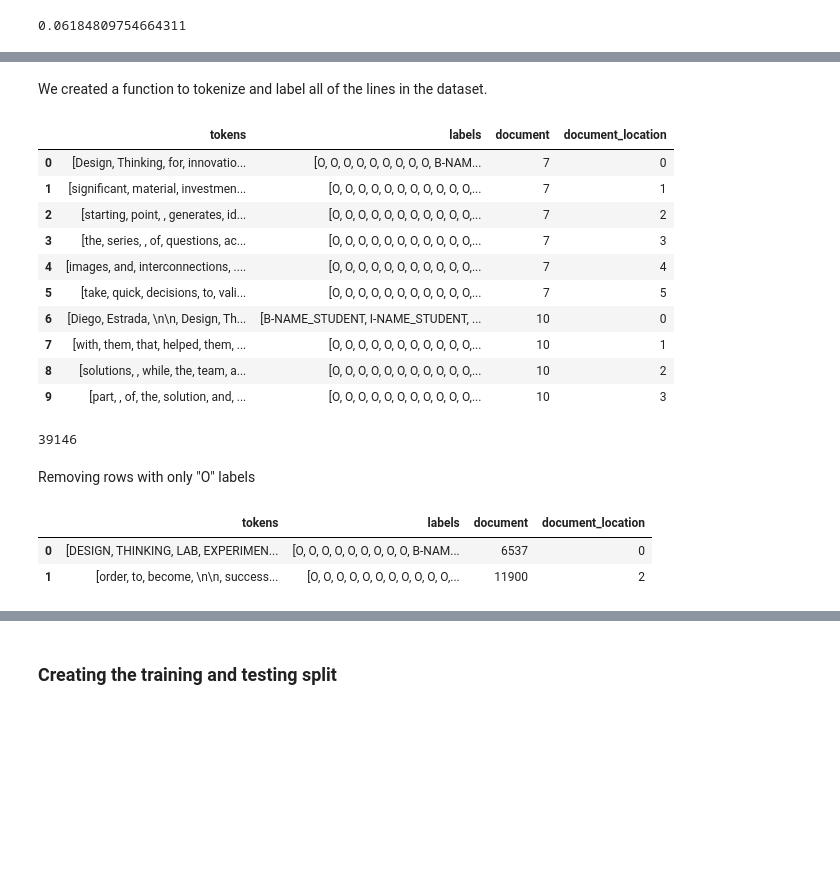
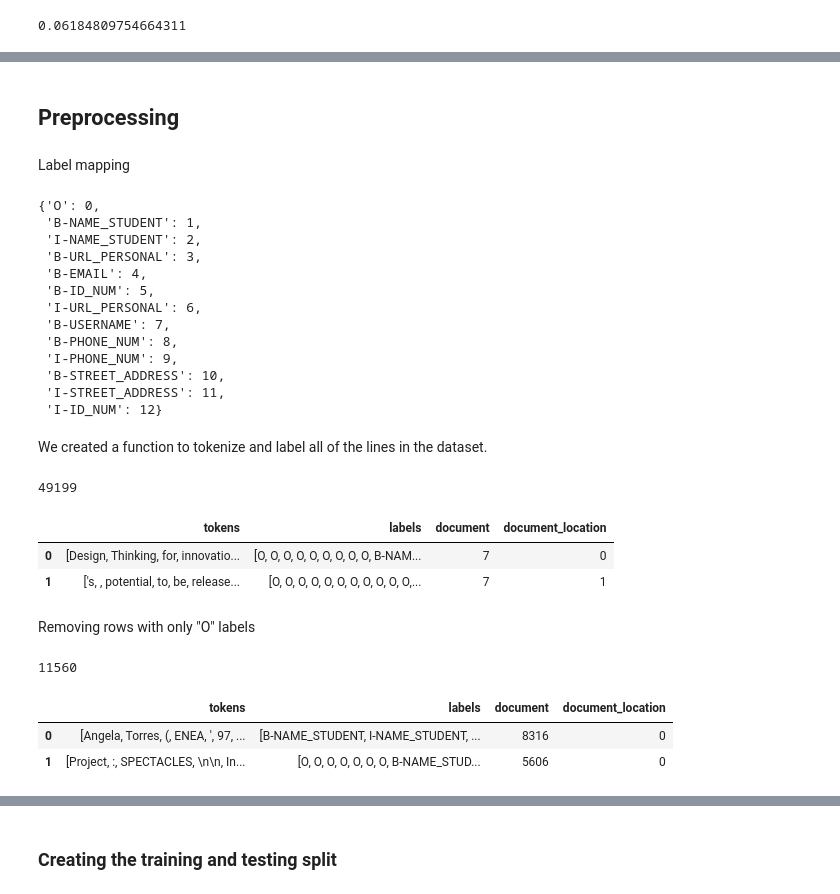
Before and after one commit to GGC-DSA/Kaggle-2024, a Jupyter notebook: notebooks-Spr2024/KAG_Notebook.ipynb, the cells around one changed output, grey strips where cells are left out. Drawn from its saved outputs; the diff is of its cells as text; code cells hidden in the pictures; blank space fills up the shorter version.

```diff
--- a/notebooks-Spr2024/KAG_Notebook.ipynb
+++ b/notebooks-Spr2024/KAG_Notebook.ipynb
@@ -124,0 +303,6 @@ df_test[df_test.isnull().any(axis = 1)]
+# %%
+pvalues = stats.tukey_hsd(df1['NAME'], df1['URL'], df1['ID'], df1['EMAIL'], df1['ADDRESS'], df1['PHONE'], df1['PHONE']).pvalue
+
+pd.options.display.float_format = '{:20,.5f}'.format
+tukey_res = pd.DataFrame(pvalues < 0.0001, columns = high_level_pii, index = high_level_pii)
+tukey_res[tukey_res].fillna('')
@@ -124,0 +368,6 @@ df_test[df_test.isnull().any(axis = 1)]
+# %%
+pvalues = stats.tukey_hsd(df2['Section 1'],df2['Section 2'],df2['Section 3'],df2['Section 4'],df2['Section 5']).pvalue
+
+pd.options.display.float_format = '{:20,.5f}'.format
+tukey_res = pd.DataFrame(pvalues < 0.0001, columns = locations, index = locations)
+tukey_res[tukey_res].fillna('')
@@ -210,3 +390,0 @@ in the bash to install the english spacy pipline
-# %%
-df = pd.read_json("../Datasets/Official/train.json")
-df['labels']
@@ -381,8 +395,8 @@ First we scoured the data to find the usuable text with our pretrained model wit
 # %%
-pattern = re.compile('\xa0|\uf0b7|\u200b')
-df.loc[:,'full_text'] = df.loc[:,'full_text'].replace(pattern, ' ')
-df.loc[:,'tokens'] = df.loc[:,'tokens'].apply(lambda line: [tok for tok in line if not re.search(pattern,tok)])
-
+pattern_space = re.compile('\xa0|\uf0b7|\u200b')
+df.loc[:,'full_text'] = df.loc[:,'full_text'].replace(pattern_space, ' ')
+df.loc[:,'tokens'] = df.loc[:,'tokens'].apply(lambda line: [tok for tok in line if not re.search(pattern_space,tok)])
+# [,.!?-]
 df_usable = df.iloc[df[~(df.tokens.apply(len) != df.labels.apply(len))].index]
 1-(len(df_usable))/len(df.document)
 # %% [output]
@@ -406,3 +413,25 @@ df_usable
+# %% [markdown]
+## Preprocessing
+# %% [markdown]
+Label mapping
+# %%
+labels_to_ids = {k: v for v, k in enumerate(c.keys())}
+ids_to_labels = {v: k for v, k in enumerate(c.keys())}
+labels_to_ids
+# %% [output]
+{'O': 0,
+ 'B-NAME_STUDENT': 1,
+ 'I-NAME_STUDENT': 2,
+ 'B-URL_PERSONAL': 3,
+ 'B-EMAIL': 4,
+ 'B-ID_NUM': 5,
+ 'I-URL_PERSONAL': 6,
+ 'B-USERNAME': 7,
+ 'B-PHONE_NUM': 8,
+ 'I-PHONE_NUM': 9,
+ 'B-STREET_ADDRESS': 10,
+ 'I-STREET_ADDRESS': 11,
+ 'I-ID_NUM': 12}
 # %% [markdown]
 We created a function to tokenize and label all of the lines in the dataset.
 # %%
@@ -429,23 +458,13 @@ def make_smaller_inputs(dataframe):
     return df_out
 # %%
 df_model_input = make_smaller_inputs(df_usable)
-df_model_input.head(10)
+print(len(df_model_input.index))
+df_model_input.head(2)
 # %% [output]
+49199
 |  | tokens | labels | document | document_location |
 | 0 | [Design, Thinking, for, innovatio... | [O, O, O, O, O, O, O, O, O, B-NAM... | 7 | 0 |
-| 1 | [significant, material, investmen... | [O, O, O, O, O, O, O, O, O, O, O,... | 7 | 1 |
-| 2 | [starting, point, , generates, id... | [O, O, O, O, O, O, O, O, O, O, O,... | 7 | 2 |
-| 3 | [the, series, , of, questions, ac... | [O, O, O, O, O, O, O, O, O, O, O,... | 7 | 3 |
-| 4 | [images, and, interconnections, .... | [O, O, O, O, O, O, O, O, O, O, O,... | 7 | 4 |
-| 5 | [take, quick, decisions, to, vali... | [O, O, O, O, O, O, O, O, O, O, O,... | 7 | 5 |
-| 6 | [Diego, Estrada, \n\n, Design, Th... | [B-NAME_STUDENT, I-NAME_STUDENT, ... | 10 | 0 |
-| 7 | [with, them, that, helped, them, ... | [O, O, O, O, O, O, O, O, O, O, O,... | 10 | 1 |
-| 8 | [solutions, , while, the, team, a... | [O, O, O, O, O, O, O, O, O, O, O,... | 10 | 2 |
-| 9 | [part, , of, the, solution, and, ... | [O, O, O, O, O, O, O, O, O, O, O,... | 10 | 3 |
+| 1 | ['s, , potential, to, be, release... | [O, O, O, O, O, O, O, O, O, O, O,... | 7 | 1 |
-# %%
-len(df_model_input.index)
-# %% [output]
-39146
 # %% [markdown]
 Removing rows with only "O" labels
 # %%
@@ -453,10 +472,12 @@ def compare2dict(list1, list2, pii_threshold):
     return len(set(list1).intersection(set(list2))) > 1
 # %%
 df_trainable = df_model_input[df_model_input.apply(lambda line: compare2dict(line.labels,list(labels_to_ids.keys()),0), axis = 1)]
-df_trainable = pd.concat([df_trainable] * 10).sample(frac=1)
-df_trainable.reset_index(drop = True, inplace=True)
-df_trainable.head(2)
+df_trainable_input = pd.concat([df_trainable] * 10).sample(frac=1)
+df_trainable_input.reset_index(drop = True, inplace=True)
+print(len(df_trainable_input))
+df_trainable_input.head(2)
 # %% [output]
+11560
 |  | tokens | labels | document | document_location |
-| 0 | [DESIGN, THINKING, LAB, EXPERIMEN... | [O, O, O, O, O, O, O, O, O, B-NAM... | 6537 | 0 |
-| 1 | [order, to, become, \n\n, success... | [O, O, O, O, O, O, O, O, O, O, O,... | 11900 | 2 |
+| 0 | [Angela, Torres, (, ENEA, ', 97, ... | [B-NAME_STUDENT, I-NAME_STUDENT, ... | 8316 | 0 |
+| 1 | [Project, :, SPECTACLES, \n\n, In... | [O, O, O, O, O, O, O, B-NAME_STUD... | 5606 | 0 |
```
Also changed, not shown: parts of 79 cells of this notebook, 4 other files.
